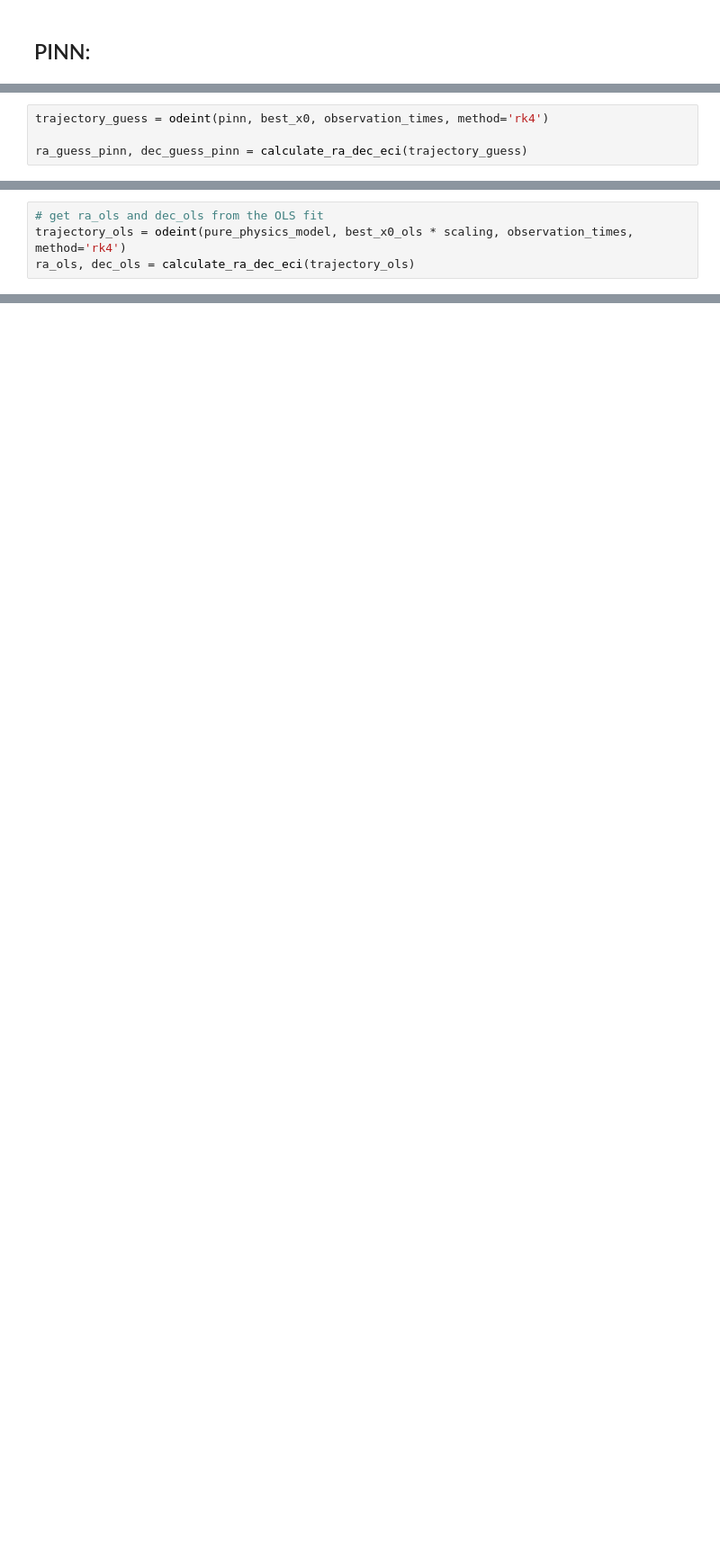
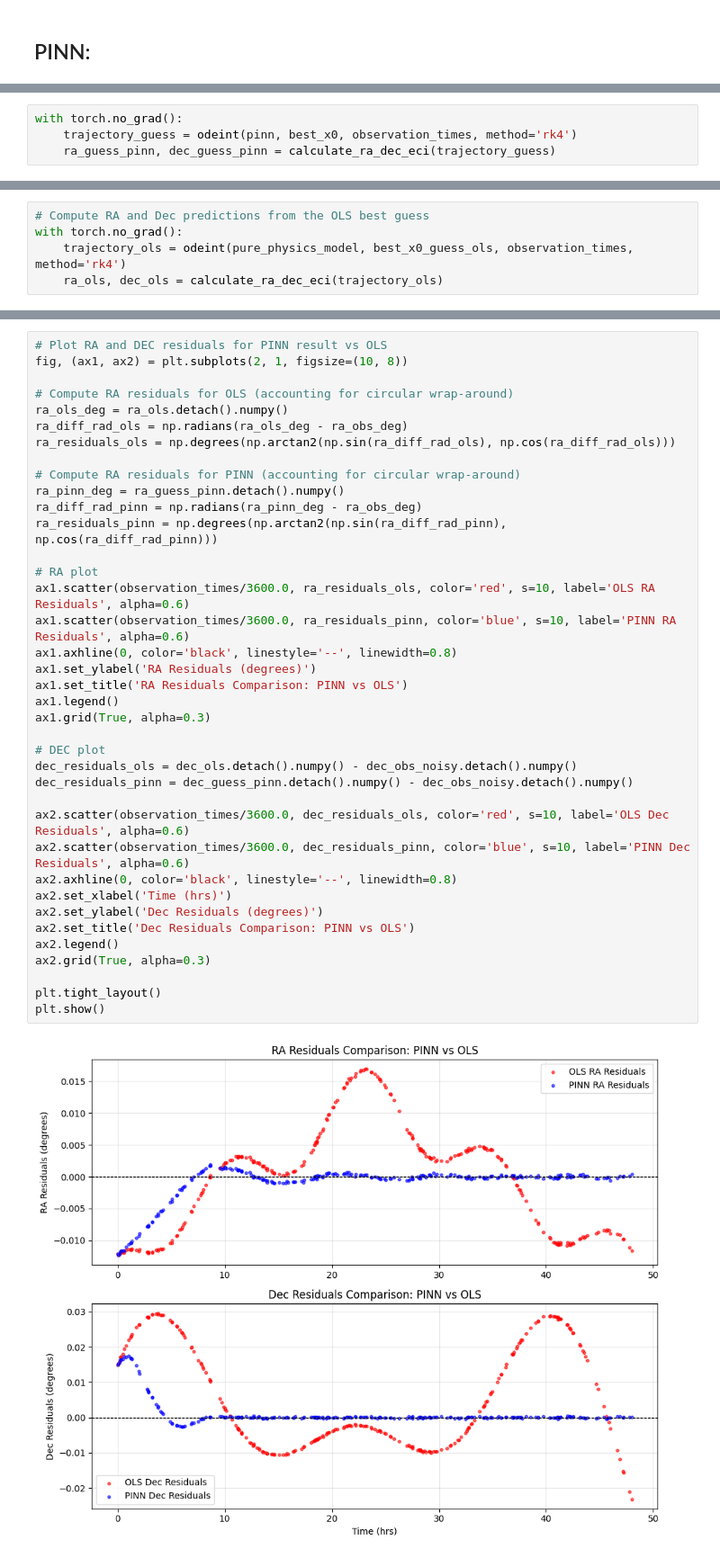
Before and after one commit to nmartinez7/pinn_orbital, a Jupyter notebook: pinn_orbital_exploration.ipynb, the cells around one changed output, grey strips where cells are left out. Shown at 90% size. Saved outputs shown, nothing was run; the diff lists cells and outputs as text; blank space fills up the shorter version.

Commit message:
Updated notebook with final results

```diff
--- a/pinn_orbital_exploration.ipynb
+++ b/pinn_orbital_exploration.ipynb
@@ -727,4 +556,4 @@ Epoch 400/40000, Loss: 0.000107
 # %%
-trajectory_guess = odeint(pinn, best_x0, observation_times, method='rk4')
-
-ra_guess_pinn, dec_guess_pinn = calculate_ra_dec_eci(trajectory_guess)
+with torch.no_grad():
+    trajectory_guess = odeint(pinn, best_x0, observation_times, method='rk4')
+    ra_guess_pinn, dec_guess_pinn = calculate_ra_dec_eci(trajectory_guess)
@@ -768,4 +603,5 @@ plt.show()
 # %%
-# get ra_ols and dec_ols from the OLS fit
-trajectory_ols = odeint(pure_physics_model, best_x0_ols * scaling, observation_times, method='rk4')
-ra_ols, dec_ols = calculate_ra_dec_eci(trajectory_ols)
+# Compute RA and Dec predictions from the OLS best guess
+with torch.no_grad():
+    trajectory_ols = odeint(pure_physics_model, best_x0_guess_ols, observation_times, method='rk4')
+    ra_ols, dec_ols = calculate_ra_dec_eci(trajectory_ols)
@@ -813,0 +608,40 @@ plt.show()
+# %%
+# Plot RA and DEC residuals for PINN result vs OLS
+fig, (ax1, ax2) = plt.subplots(2, 1, figsize=(10, 8))
+
+# Compute RA residuals for OLS (accounting for circular wrap-around)
+ra_ols_deg = ra_ols.detach().numpy()
+ra_diff_rad_ols = np.radians(ra_ols_deg - ra_obs_deg)
+ra_residuals_ols = np.degrees(np.arctan2(np.sin(ra_diff_rad_ols), np.cos(ra_diff_rad_ols)))
+
+# Compute RA residuals for PINN (accounting for circular wrap-around)
+ra_pinn_deg = ra_guess_pinn.detach().numpy()
+ra_diff_rad_pinn = np.radians(ra_pinn_deg - ra_obs_deg)
+ra_residuals_pinn = np.degrees(np.arctan2(np.sin(ra_diff_rad_pinn), np.cos(ra_diff_rad_pinn)))
+
+# RA plot
+ax1.scatter(observation_times/3600.0, ra_residuals_ols, color='red', s=10, label='OLS RA Residuals', alpha=0.6)
+ax1.scatter(observation_times/3600.0, ra_residuals_pinn, color='blue', s=10, label='PINN RA Residuals', alpha=0.6)
+ax1.axhline(0, color='black', linestyle='--', linewidth=0.8)
+ax1.set_ylabel('RA Residuals (degrees)')
+ax1.set_title('RA Residuals Comparison: PINN vs OLS')
+ax1.legend()
+ax1.grid(True, alpha=0.3)
+
+# DEC plot
+dec_residuals_ols = dec_ols.detach().numpy() - dec_obs_noisy.detach().numpy()
+dec_residuals_pinn = dec_guess_pinn.detach().numpy() - dec_obs_noisy.detach().numpy()
+
+ax2.scatter(observation_times/3600.0, dec_residuals_ols, color='red', s=10, label='OLS Dec Residuals', alpha=0.6)
+ax2.scatter(observation_times/3600.0, dec_residuals_pinn, color='blue', s=10, label='PINN Dec Residuals', alpha=0.6)
+ax2.axhline(0, color='black', linestyle='--', linewidth=0.8)
+ax2.set_xlabel('Time (hrs)')
+ax2.set_ylabel('Dec Residuals (degrees)')
+ax2.set_title('Dec Residuals Comparison: PINN vs OLS')
+ax2.legend()
+ax2.grid(True, alpha=0.3)
+
+plt.tight_layout()
+plt.show()
+# %% [output]
+[figure, added]
```
Also changed, not shown: parts of 36 cells of this notebook.
